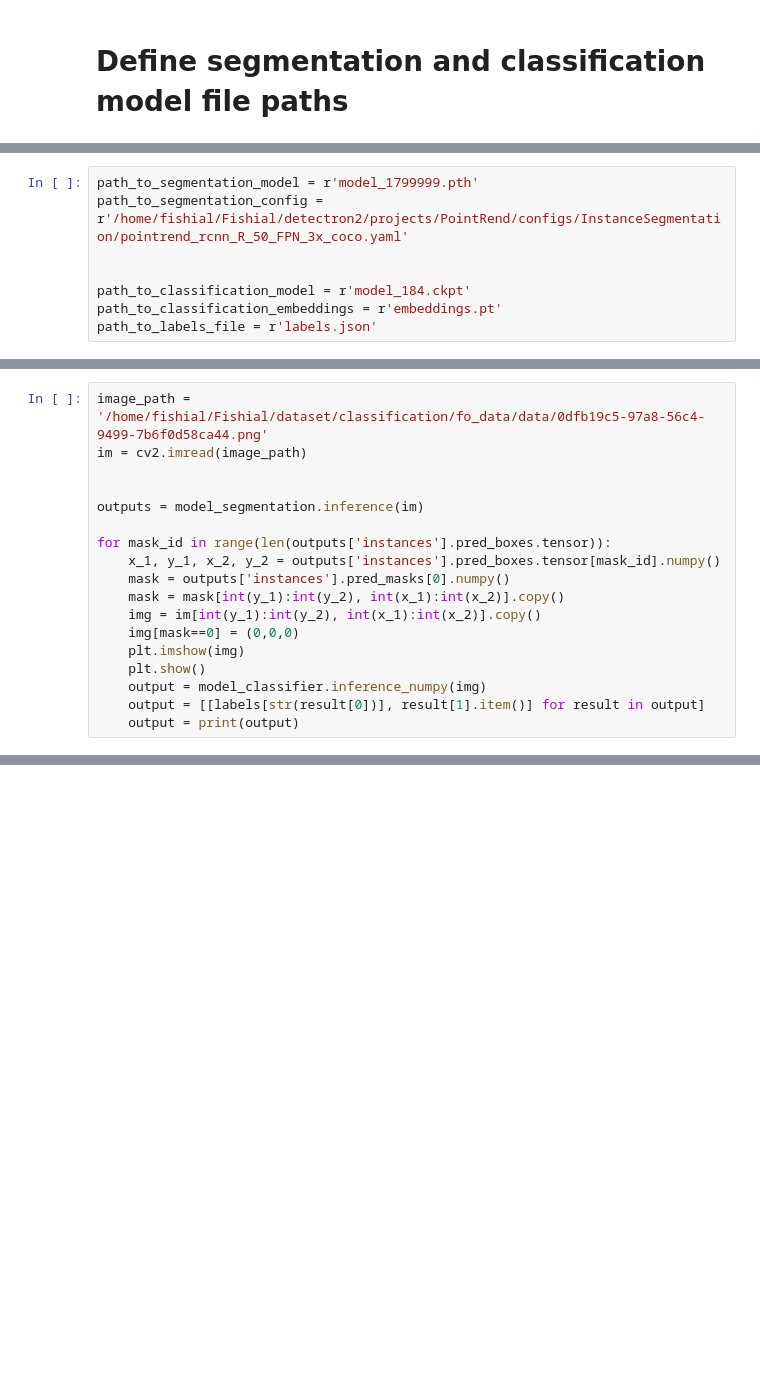
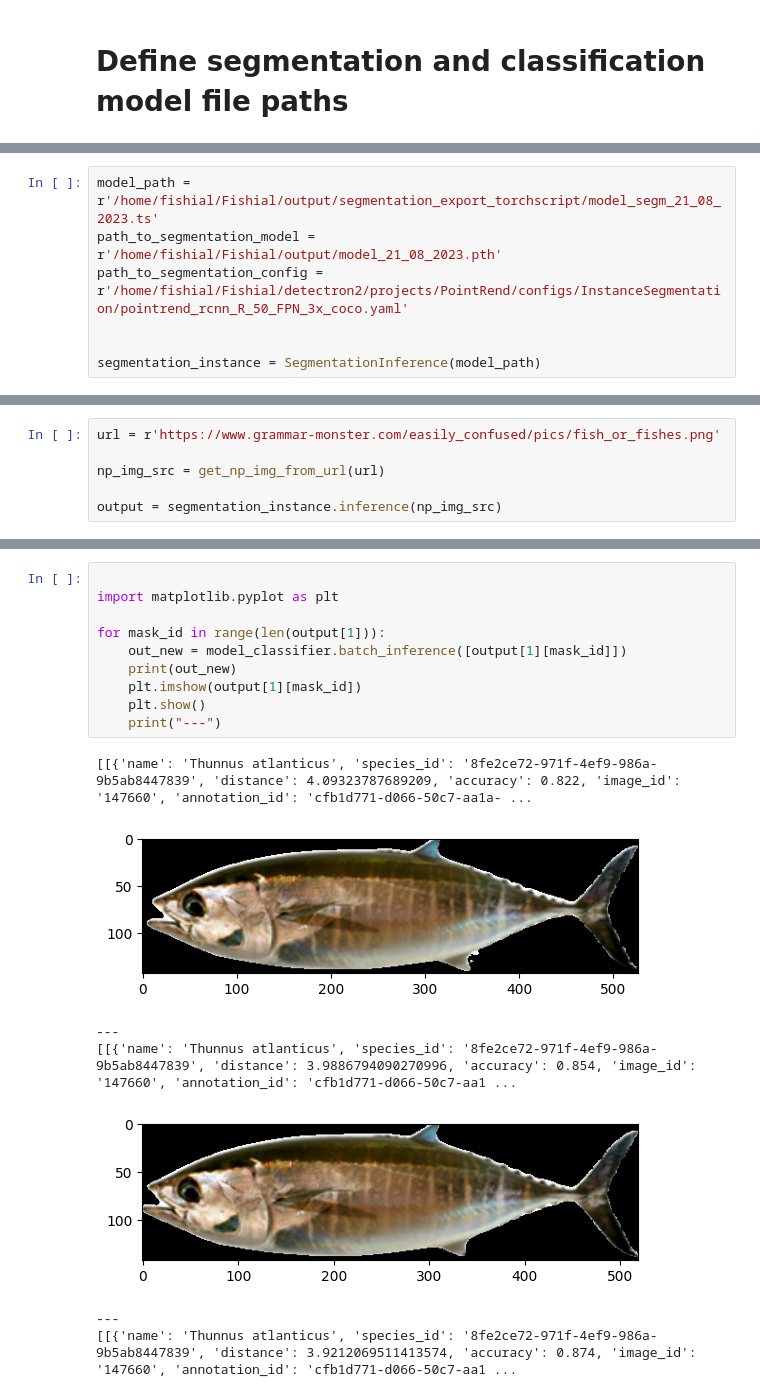
Before and after one commit to fishial/fish-identification, a Jupyter notebook: Runner.ipynb, the cells around one changed output, grey strips where cells are left out. Saved outputs shown, nothing was run; the diff lists cells and outputs as text; blank space fills up the shorter version.

Commit message:
Replaced runner script to use model in torchscript format

```diff
--- a/Runner.ipynb
+++ b/Runner.ipynb
@@ -126,8 +451,7 @@ class SegmentationInference:
 # %%
-path_to_segmentation_model = r'model_1799999.pth'
+model_path = r'/home/fishial/Fishial/output/segmentation_export_torchscript/model_segm_21_08_2023.ts'
+path_to_segmentation_model = r'/home/fishial/Fishial/output/model_21_08_2023.pth'
 path_to_segmentation_config = r'/home/fishial/Fishial/detectron2/projects/PointRend/configs/InstanceSegmentation/pointrend_rcnn_R_50_FPN_3x_coco.yaml'
 
 
-path_to_classification_model = r'model_184.ckpt'
-path_to_classification_embeddings = r'embeddings.pt'
-path_to_labels_file = r'labels.json'
+segmentation_instance = SegmentationInference(model_path)
@@ -149,18 +457,0 @@ labels = read_json(path_to_labels_file)
-# %%
-image_path = '/home/fishial/Fishial/dataset/classification/fo_data/data/0dfb19c5-97a8-56c4-9499-7b6f0d58ca44.png'
-im = cv2.imread(image_path)
-
-
-outputs = model_segmentation.inference(im)
-
-for mask_id in range(len(outputs['instances'].pred_boxes.tensor)):
-    x_1, y_1, x_2, y_2 = outputs['instances'].pred_boxes.tensor[mask_id].numpy()
-    mask = outputs['instances'].pred_masks[0].numpy()
-    mask = mask[int(y_1):int(y_2), int(x_1):int(x_2)].copy()
-    img = im[int(y_1):int(y_2), int(x_1):int(x_2)].copy()
-    img[mask==0] = (0,0,0)
-    plt.imshow(img)
-    plt.show()
-    output = model_classifier.inference_numpy(img)
-    output = [[labels[str(result[0])], result[1].item()] for result in output]
-    output = print(output)
@@ -169,0 +458,6 @@ for mask_id in range(len(outputs['instances'].pred_boxes.tensor)):
+# %%
+url = r'https://www.grammar-monster.com/easily_confused/pics/fish_or_fishes.png'
+
+np_img_src = get_np_img_from_url(url)
+
+output = segmentation_instance.inference(np_img_src)
@@ -169,0 +472,18 @@ for mask_id in range(len(outputs['instances'].pred_boxes.tensor)):
+# %%
+
+import matplotlib.pyplot as plt
+
+for mask_id in range(len(output[1])):
+    out_new = model_classifier.batch_inference([output[1][mask_id]])
+    print(out_new)
+    plt.imshow(output[1][mask_id])
+    plt.show()
+    print("---")
+# %% [output]
+[[{'name': 'Thunnus atlanticus', 'species_id': '8fe2ce72-971f-4ef9-986a-9b5ab8447839', 'distance': 4.09323787689209, 'accuracy': 0.822, 'image_id': '147660', 'annotation_id': 'cfb1d771-d066-50c7-aa1a- ...
+[figure, added]
+---
+[[{'name': 'Thunnus atlanticus', 'species_id': '8fe2ce72-971f-4ef9-986a-9b5ab8447839', 'distance': 3.9886794090270996, 'accuracy': 0.854, 'image_id': '147660', 'annotation_id': 'cfb1d771-d066-50c7-aa1 ...
+[figure, added]
+---
+[[{'name': 'Thunnus atlanticus', 'species_id': '8fe2ce72-971f-4ef9-986a-9b5ab8447839', 'distance': 3.9212069511413574, 'accuracy': 0.874, 'image_id': '147660', 'annotation_id': 'cfb1d771-d066-50c7-aa1 ...
```
Also changed, not shown: parts of 16 cells of this notebook.
